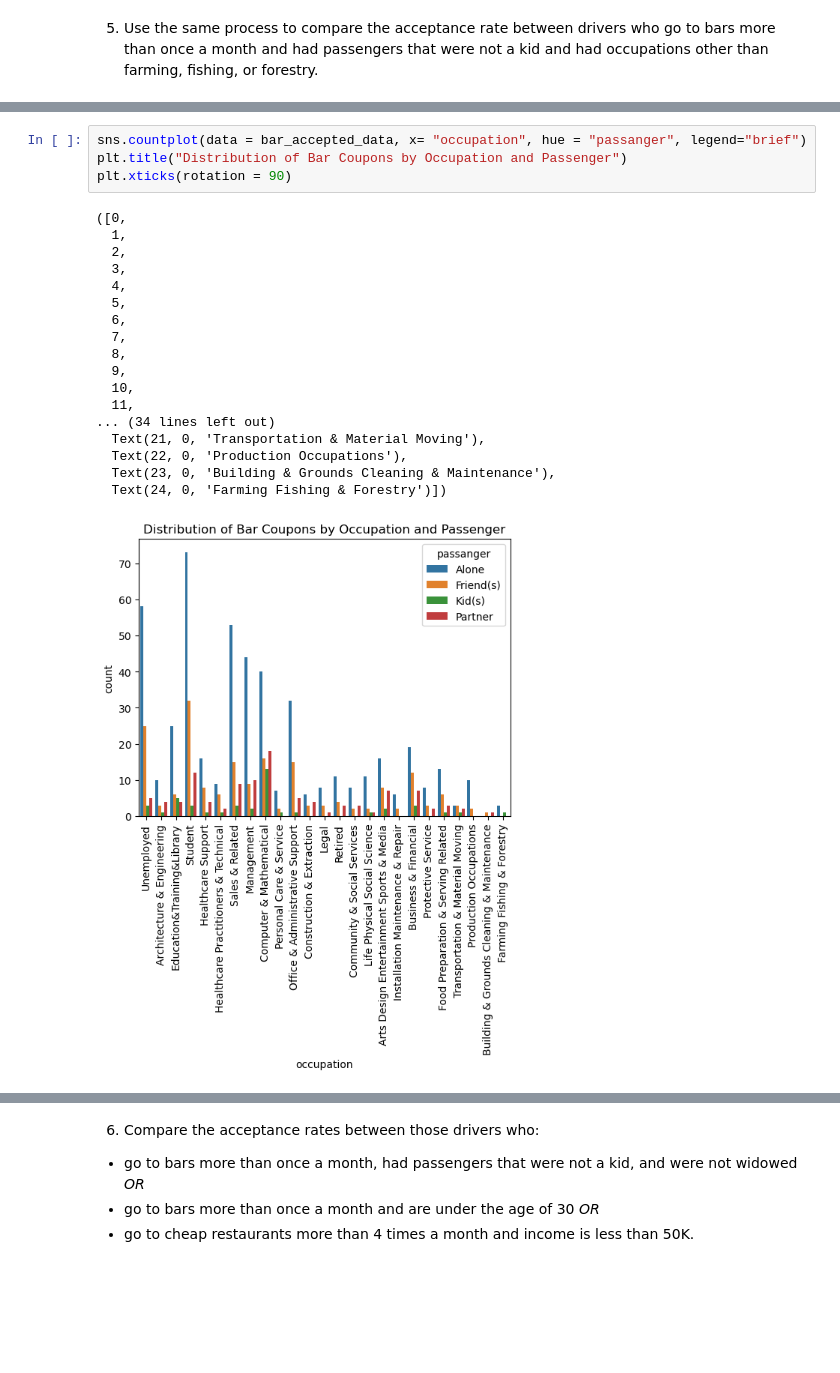
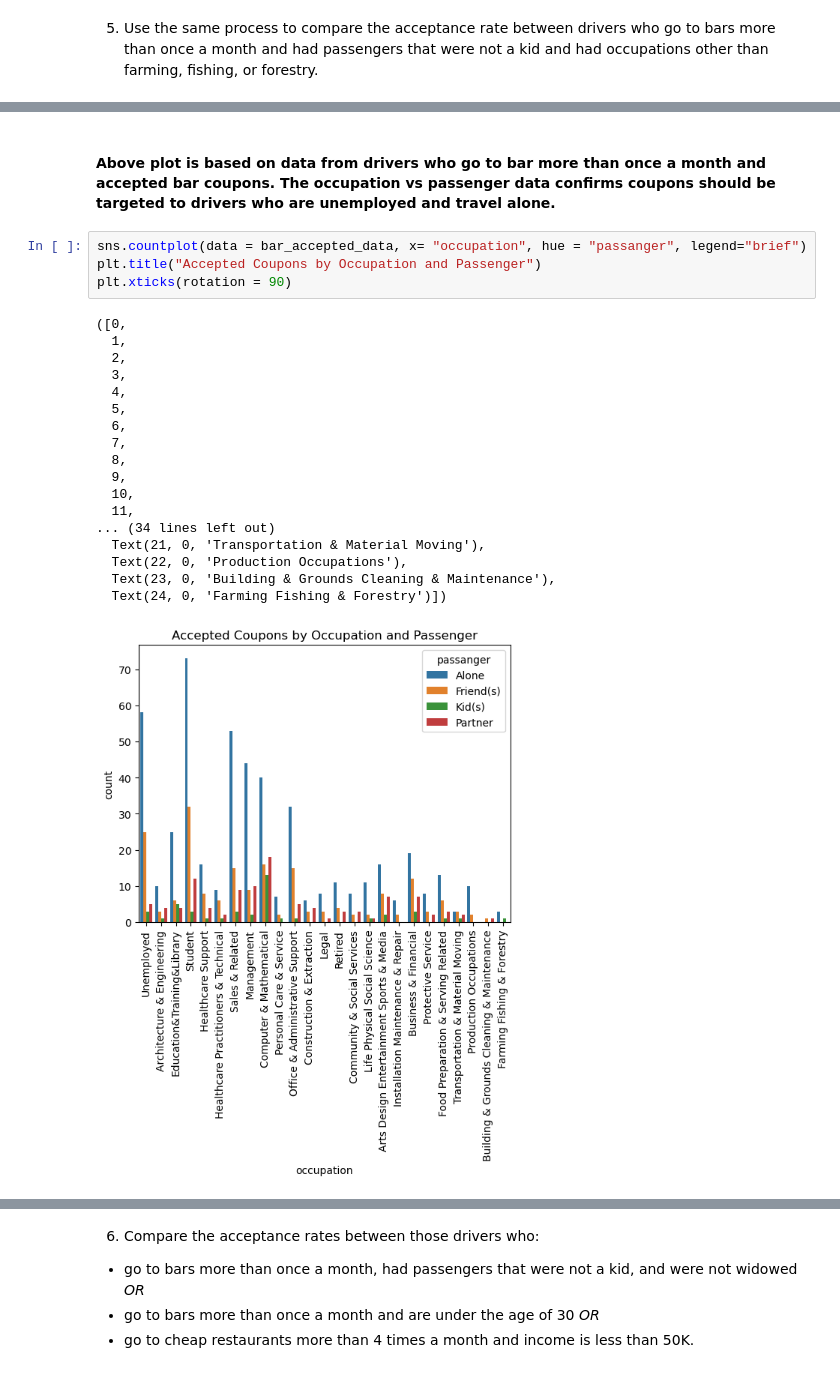
Before and after one commit to sajitha-03/Coupon_Acceptance_Rate, a Jupyter notebook: prompt.ipynb, the cells around one changed output, grey strips where cells are left out. Drawn from its saved outputs; the diff is of its cells as text; blank space fills up the shorter version.

```diff
--- a/prompt.ipynb
+++ b/prompt.ipynb
@@ -283,23 +304,25 @@ Higher acceptance rate for drivers who go to a bar >once per month and and no ki
+# %% [markdown]
+#### Above plot is based on data from drivers who go to bar more than once a month and accepted bar coupons. The occupation vs passenger data confirms coupons should be targeted to drivers who are unemployed and travel alone.
 # %%
 sns.countplot(data = bar_accepted_data, x= "occupation", hue = "passanger", legend="brief")
-plt.title("Distribution of Bar Coupons by Occupation and Passenger")
+plt.title("Accepted Coupons by Occupation and Passenger")
 plt.xticks(rotation = 90)
 # %% [output]
 ([0,
   1,
   2,
   3,
   4,
   5,
   6,
   7,
   8,
   9,
   10,
   11,
 ... (34 lines left out)
   Text(21, 0, 'Transportation & Material Moving'),
   Text(22, 0, 'Production Occupations'),
   Text(23, 0, 'Building & Grounds Cleaning & Maintenance'),
   Text(24, 0, 'Farming Fishing & Forestry')])
-[figure, old version]
+[figure, new version]
```
Also changed, not shown: parts of 17 cells of this notebook.
